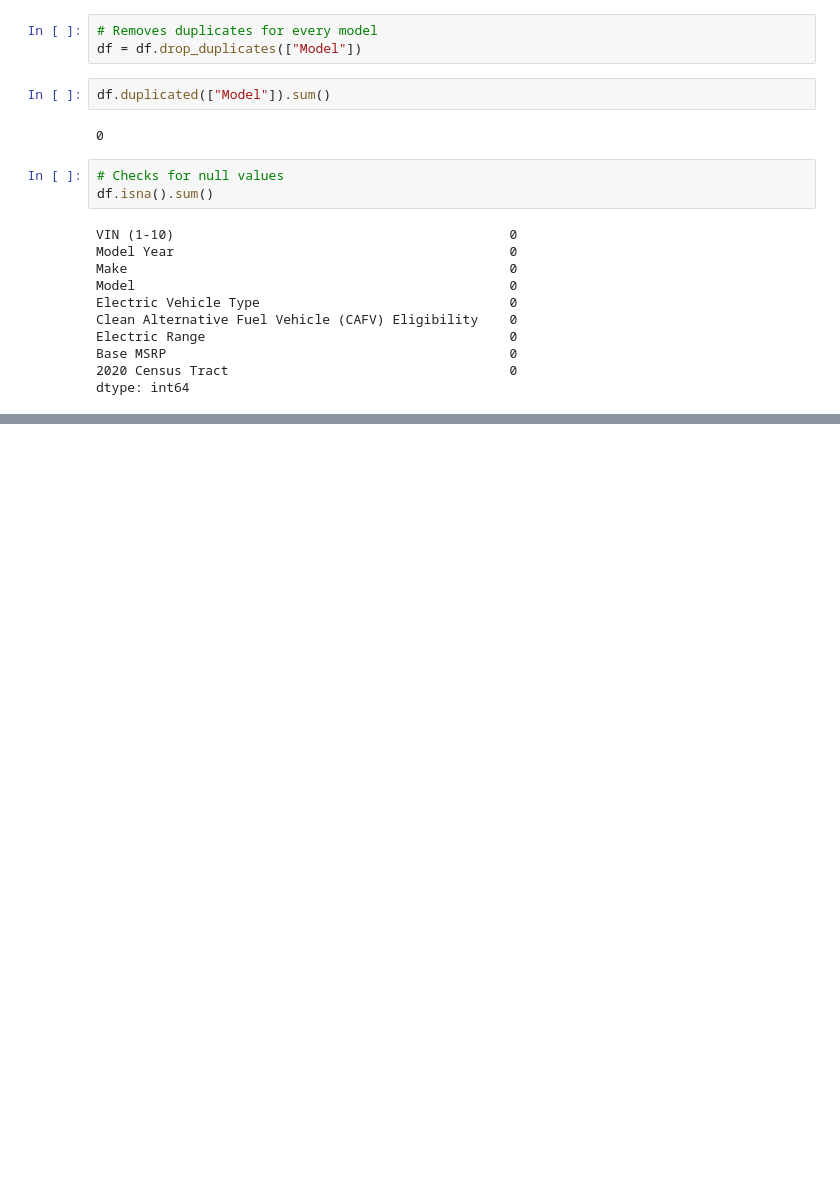
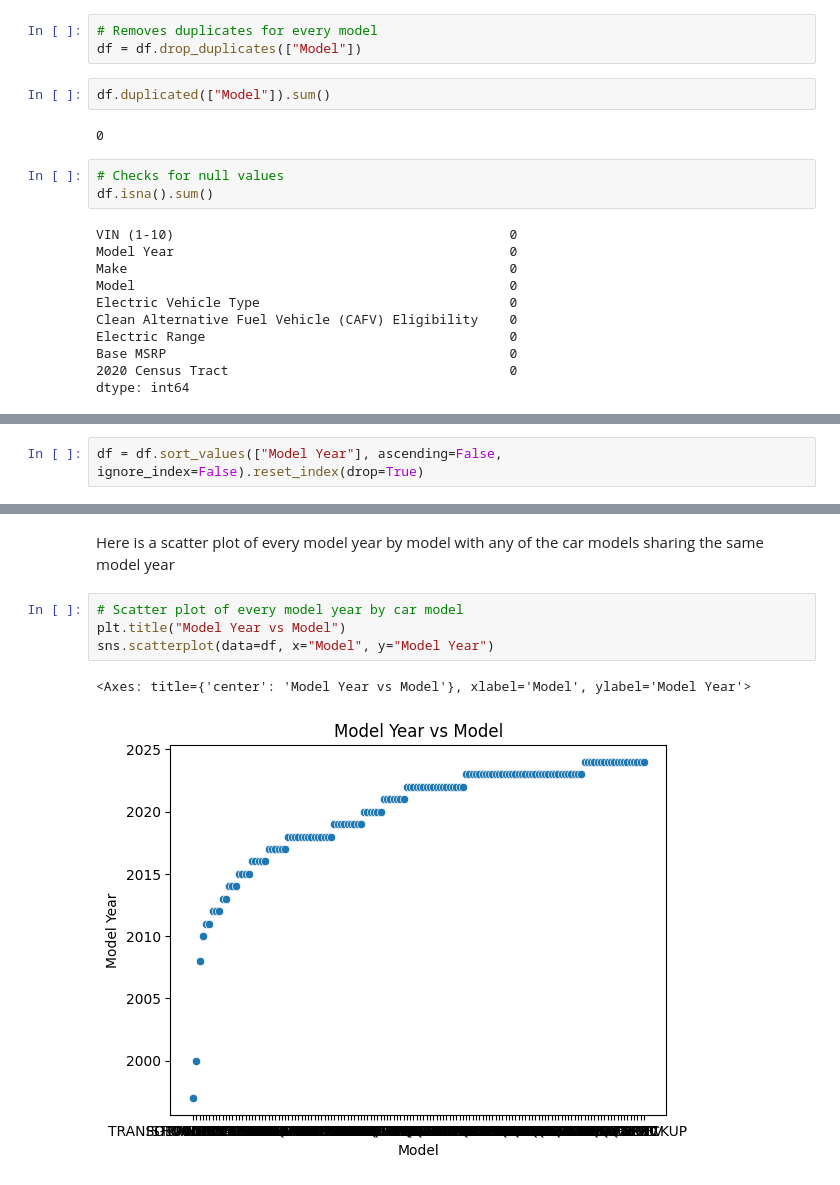
Before and after one commit to Echandler123/Data-Analysis, a Jupyter notebook: dataanalysis.ipynb, the cells around one changed output, grey strips where cells are left out. Drawn from its saved outputs; the diff is of its cells as text; blank space fills up the shorter version.

```diff
--- a/dataanalysis.ipynb
+++ b/dataanalysis.ipynb
@@ -201,0 +252,2 @@ How I would use this data
+# %%
+df = df.sort_values(["Model Year"], ascending=False, ignore_index=False).reset_index(drop=True)
@@ -201,0 +288,9 @@ How I would use this data
+# %% [markdown]
+Here is a scatter plot of every model year by model with any of the car models sharing the same model year
+# %%
+# Scatter plot of every model year by car model
+plt.title("Model Year vs Model")
+sns.scatterplot(data=df, x="Model", y="Model Year")
+# %% [output]
+<Axes: title={'center': 'Model Year vs Model'}, xlabel='Model', ylabel='Model Year'>
+[figure, added]
```
Also changed, not shown: parts of 59 cells of this notebook.
